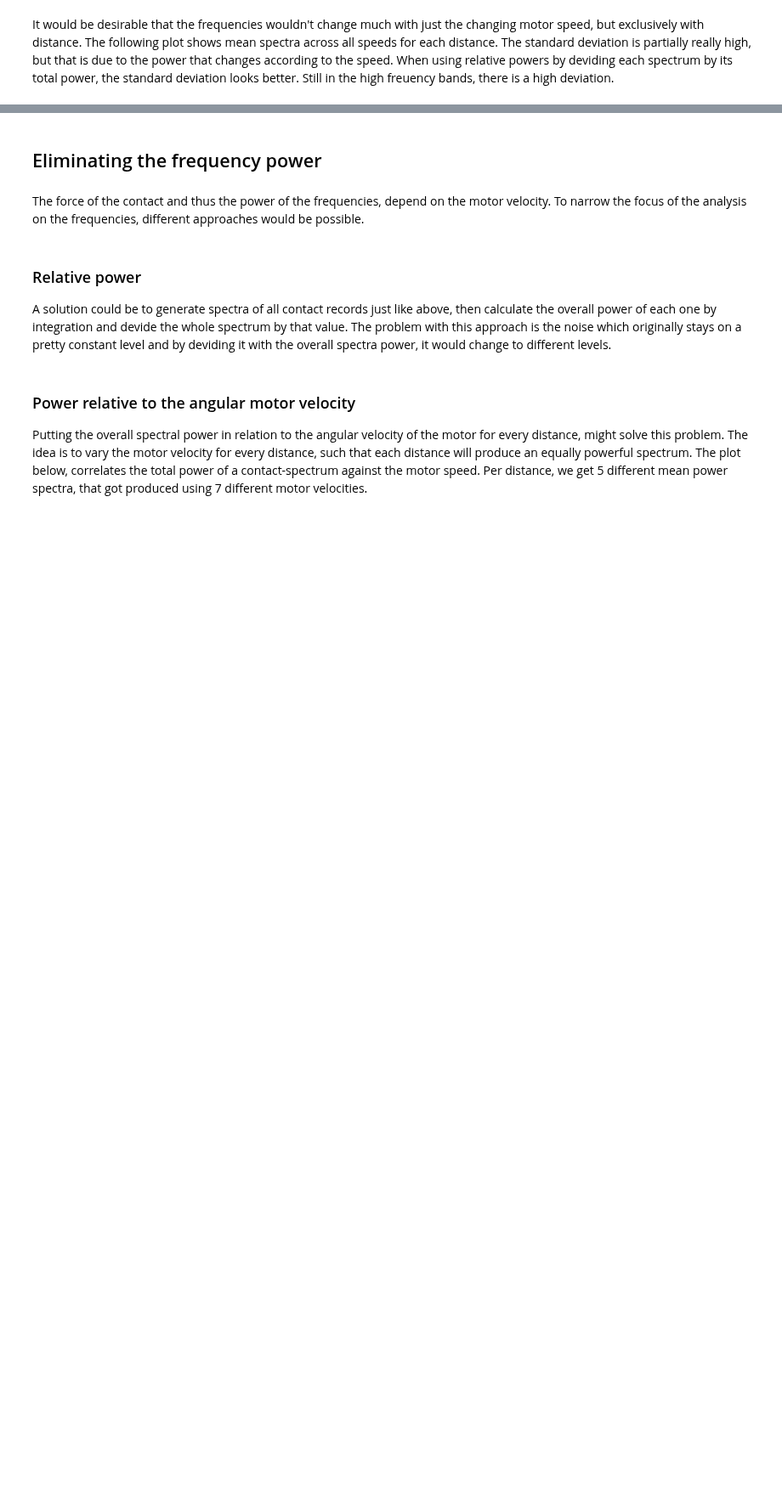
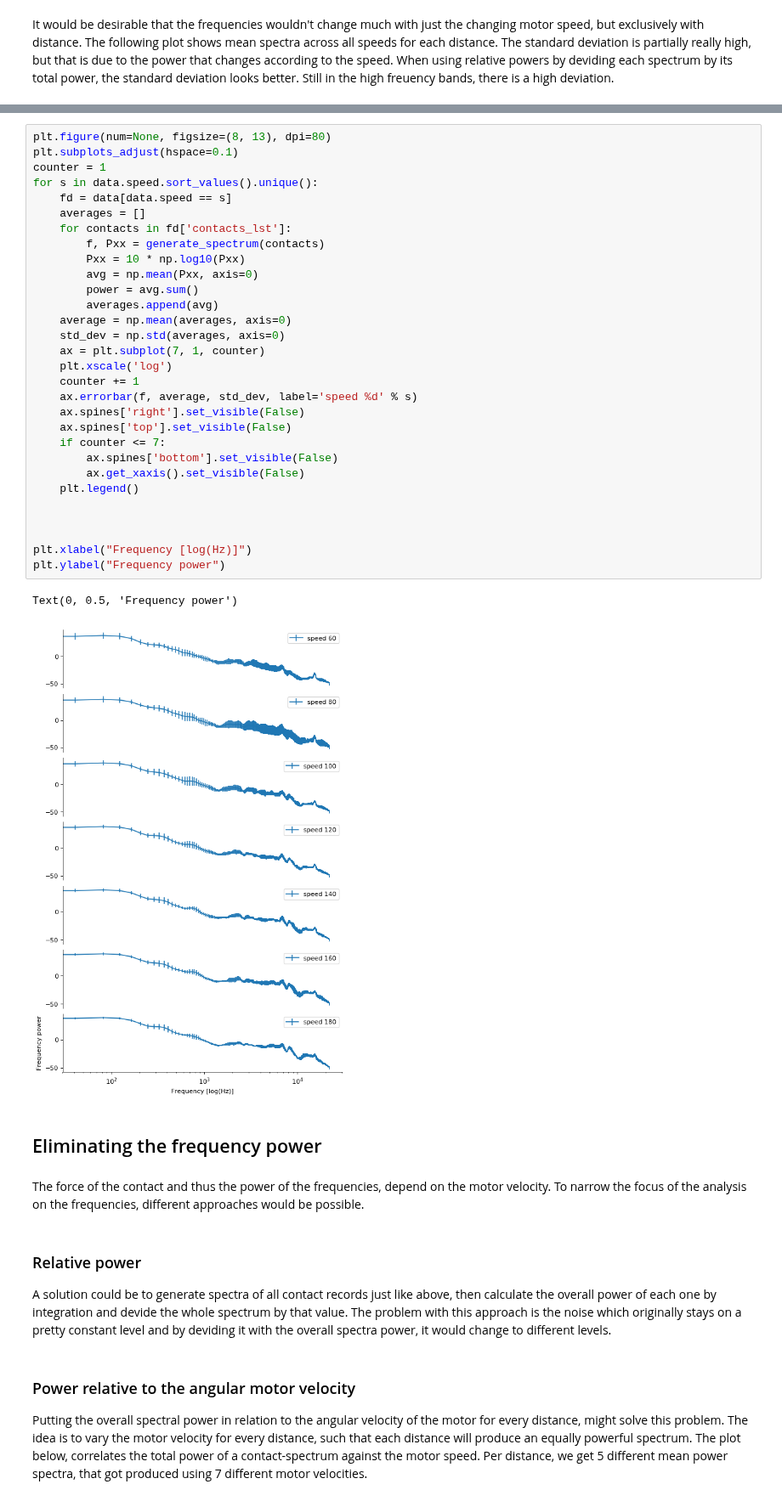
Before and after one commit to LucaHermes/PiezoAntenna, a Jupyter notebook: Piezo Antenna.ipynb, the cells around one changed output, grey strips where cells are left out. Shown at 85% size. Cells and saved outputs as stored; diff of their text form; blank space fills up the shorter version.

```diff
--- a/Piezo Antenna.ipynb
+++ b/Piezo Antenna.ipynb
@@ -368,3 +378,36 @@ Text(0,0.5,'Frequency power')
+# %%
+plt.figure(num=None, figsize=(8, 13), dpi=80)
+plt.subplots_adjust(hspace=0.1)
+counter = 1
+for s in data.speed.sort_values().unique():
+    fd = data[data.speed == s]
+    averages = []
+    for contacts in fd['contacts_lst']:
+        f, Pxx = generate_spectrum(contacts)
+        Pxx = 10 * np.log10(Pxx)
+        avg = np.mean(Pxx, axis=0)
+        power = avg.sum()
+        averages.append(avg)
+    average = np.mean(averages, axis=0)
+    std_dev = np.std(averages, axis=0)
+    ax = plt.subplot(7, 1, counter)
+    plt.xscale('log')
+    counter += 1
+    ax.errorbar(f, average, std_dev, label='speed %d' % s)
+    ax.spines['right'].set_visible(False)
+    ax.spines['top'].set_visible(False)
+    if counter <= 7:
+        ax.spines['bottom'].set_visible(False)
+        ax.get_xaxis().set_visible(False)
+    plt.legend()
+
+
+
+plt.xlabel("Frequency [log(Hz)]")
+plt.ylabel("Frequency power")
+# %% [output]
+Text(0, 0.5, 'Frequency power')
+[figure, added]
 # %% [markdown]
 ## Eliminating the frequency power
 # %% [markdown]
```
Also changed, not shown: parts of 17 cells of this notebook.
